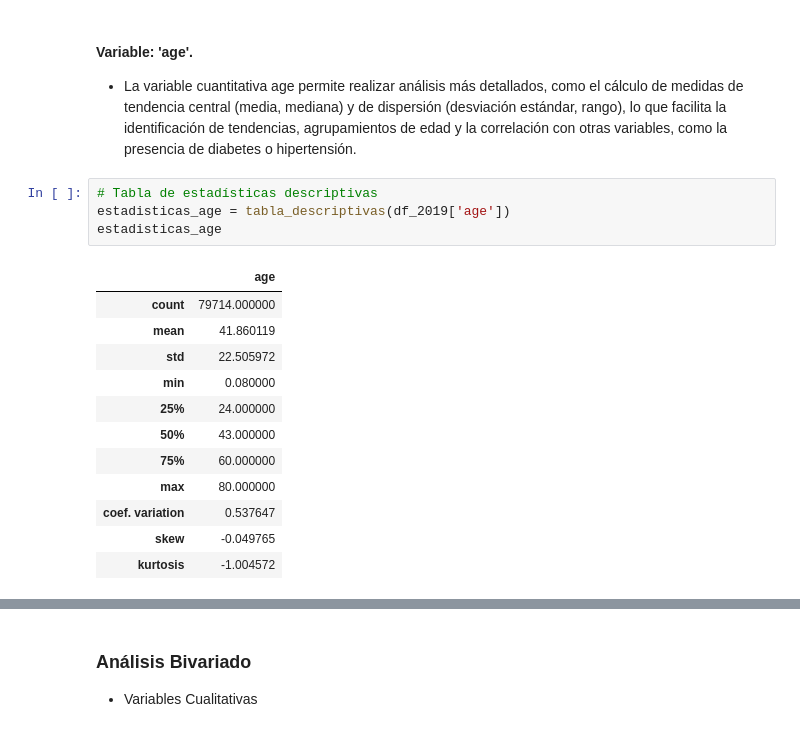
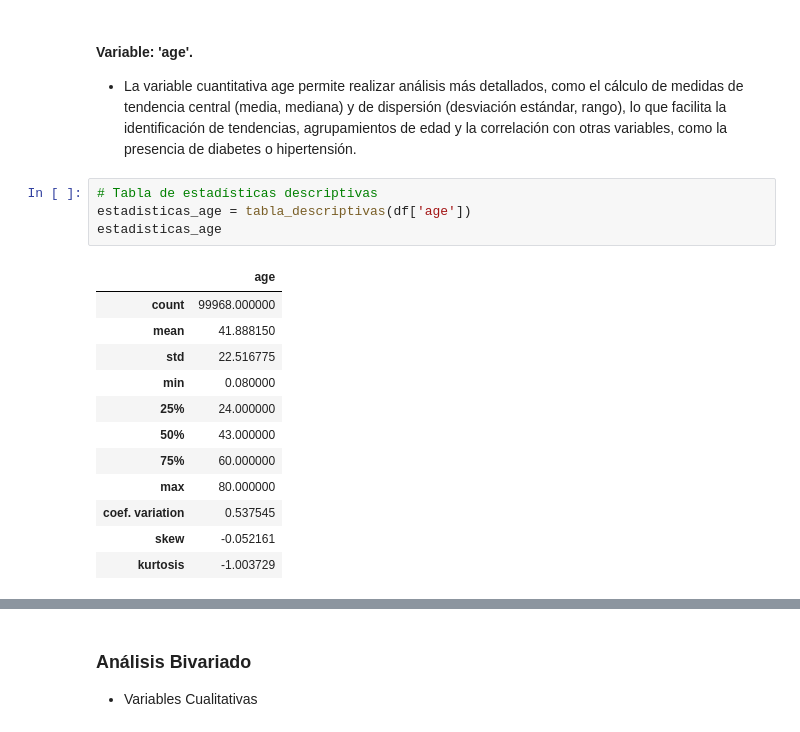
Before and after one commit to JuanMarting/EDA, a Jupyter notebook: Trabajo_final_EDA.ipynb, the cells around one changed output, grey strips where cells are left out. Cells and saved outputs as stored; diff of their text form.

```diff
--- a/Trabajo_final_EDA.ipynb
+++ b/Trabajo_final_EDA.ipynb
@@ -410,18 +445,18 @@ ANALISIS DE VARIBALES CUANTITATIVAS CARO Y DANIEL PAIRPLOT OUTLIERS SACAR CONCLU
 - La variable cuantitativa age permite realizar análisis más detallados, como el cálculo de medidas de tendencia central (media, mediana) y de dispersión (desviación estándar, rango), lo que facilita la identificación de tendencias, agrupamientos de edad y la correlación con otras variables, como la presencia de diabetes o hipertensión.
 # %%
 # Tabla de estadísticas descriptivas
-estadisticas_age = tabla_descriptivas(df_2019['age'])
+estadisticas_age = tabla_descriptivas(df['age'])
 estadisticas_age
 # %% [output]
 |  | age |
-| count | 79714.000000 |
-| mean | 41.860119 |
-| std | 22.505972 |
+| count | 99968.000000 |
+| mean | 41.888150 |
+| std | 22.516775 |
 | min | 0.080000 |
 | 25% | 24.000000 |
 | 50% | 43.000000 |
 | 75% | 60.000000 |
 | max | 80.000000 |
-| coef. variation | 0.537647 |
-| skew | -0.049765 |
-| kurtosis | -1.004572 |
+| coef. variation | 0.537545 |
+| skew | -0.052161 |
+| kurtosis | -1.003729 |
```
Also changed, not shown: parts of 34 cells of this notebook.
